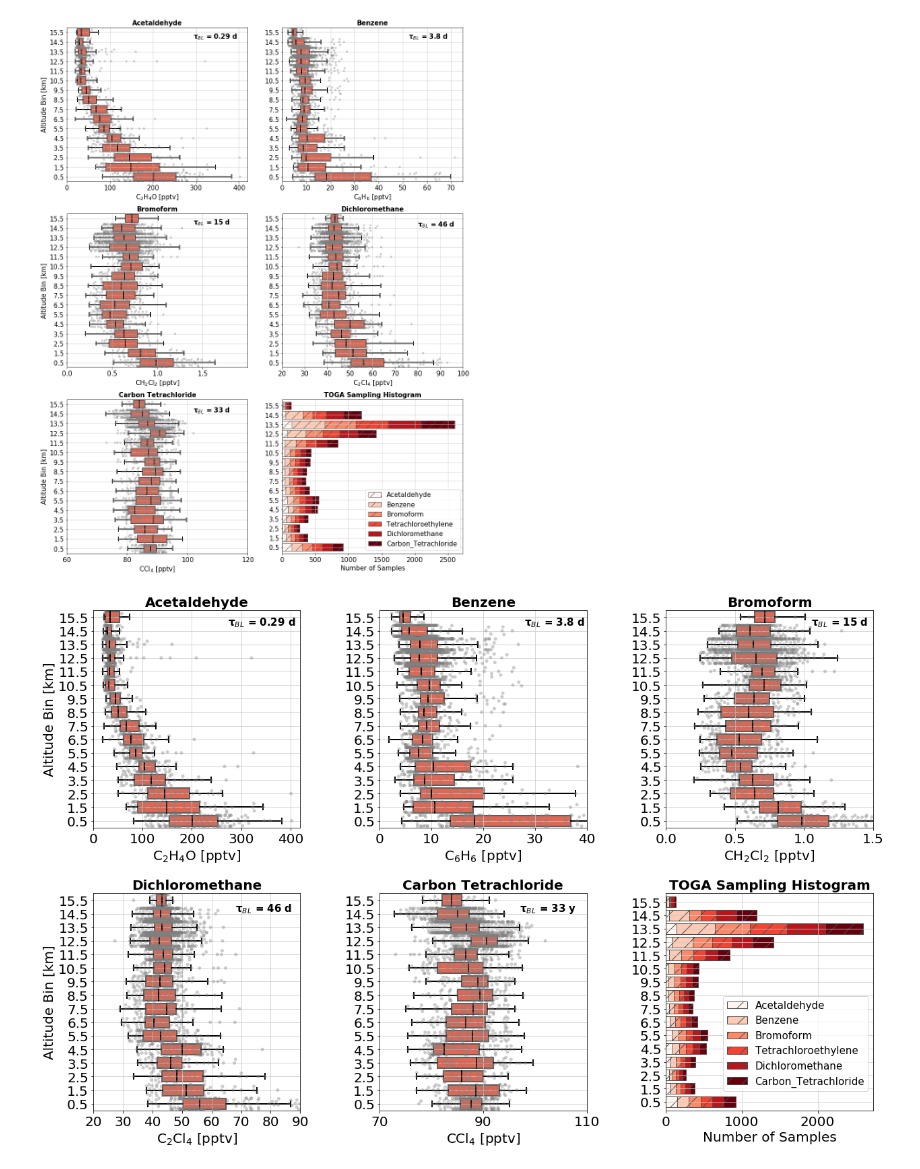
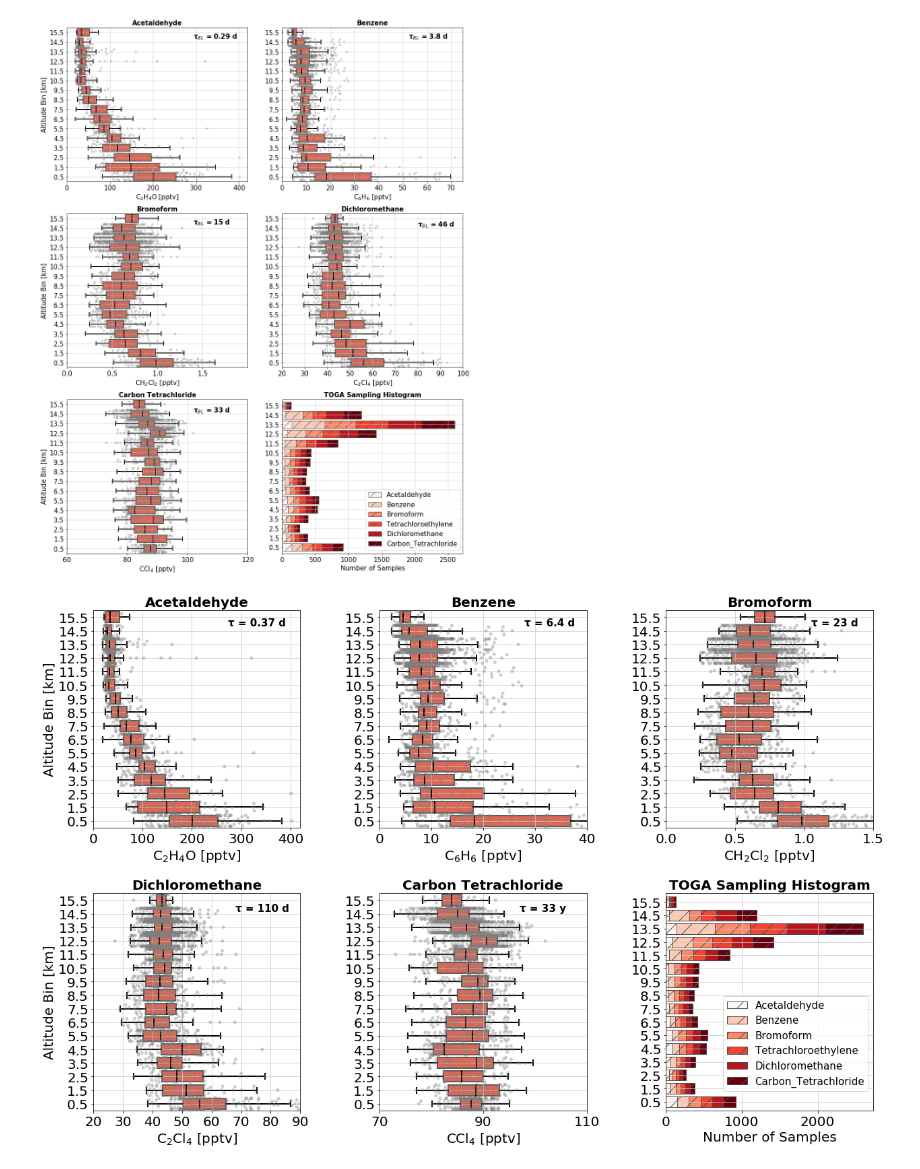
Before and after one commit to schelpon/TTS_2020_HD, a Jupyter notebook: vertical_profiles/TOGA_vertical_profiles_v3.ipynb, the cells around one changed output. Drawn from its saved outputs; the diff is of its cells as text; code cells hidden in the pictures.

```diff
--- a/vertical_profiles/TOGA_vertical_profiles_v3.ipynb
+++ b/vertical_profiles/TOGA_vertical_profiles_v3.ipynb
@@ -295,9 +295,9 @@ axs[0, 0] = sns.swarmplot(x = 'Acetaldehyde', y = 'alt_bins', data = toga_df,
 plt.setp(axs[0, 0].lines, color = 'k')
 
 # lifetime
-tau = toga_trc.Acetaldehyde.BL_lifetime
+tau = toga_trc.Acetaldehyde.TROPO_lifetime
 tau2 = round(tau, 2)
-tau_str = '\N{GREEK SMALL LETTER TAU}'+ '$_B$$_L$' + ' = ' + str(tau2) + ' d'
+tau_str = '\N{GREEK SMALL LETTER TAU} = ' + str(tau2) + ' d'
 
 # axes, labels, ticks, ....
 axs[0, 0].set_title('Acetaldehyde', fontsize = ff, weight = 'bold')
@@ -322,9 +322,9 @@ axs[0, 1] = sns.swarmplot(x = 'Benzene', y = 'alt_bins', data = toga_df,
 plt.setp(axs[0, 1].lines, color = 'k')
 
 # lifetime
-tau = toga_trc.Benzene.BL_lifetime
+tau = toga_trc.Benzene.TROPO_lifetime
 tau2 = round(tau, 1)
-tau_str = '\N{GREEK SMALL LETTER TAU}'+ '$_B$$_L$' + ' = ' + str(tau2) + ' d'
+tau_str = '\N{GREEK SMALL LETTER TAU} = ' + str(tau2) + ' d'
 
 # axes, labels, ticks, ....
 axs[0, 1].set_title('Benzene', fontsize = ff, weight = 'bold')
@@ -350,9 +350,9 @@ axs[0, 2] = sns.swarmplot(x = 'Bromoform', y = 'alt_bins', data = toga_df,
 plt.setp(axs[0, 2].lines, color = 'k')
 
 # lifetime
-tau = toga_trc.Bromoform.BL_lifetime
+tau = toga_trc.Bromoform.TROPO_lifetime
 tau2 = int(round(tau))
-tau_str = '\N{GREEK SMALL LETTER TAU}'+ '$_B$$_L$' + ' = ' + str(tau2) + ' d'
+tau_str = '\N{GREEK SMALL LETTER TAU} = ' + str(tau2) + ' d'
 
 # axes, labels, ticks, ....
 axs[0, 2].set_title('Bromoform', fontsize = ff, weight = 'bold')
@@ -377,9 +377,9 @@ axs[1, 0] = sns.swarmplot(x = 'Dichloromethane', y = 'alt_bins', data = toga_df,
 plt.setp(axs[1, 0].lines, color = 'k')
 
 # lifetime
-tau = toga_trc.Dichloromethane.BL_lifetime
+tau = toga_trc.Dichloromethane.TROPO_lifetime
 tau2 = int(round(tau))
-tau_str = '\N{GREEK SMALL LETTER TAU}'+ '$_B$$_L$' + ' = ' + str(tau2) + ' d'
+tau_str = '\N{GREEK SMALL LETTER TAU} = ' + str(tau2) + ' d'
 
 # axes, labels, ticks, ....
 axs[1, 0].set_title('Dichloromethane', fontsize = ff, weight = 'bold')
@@ -406,42 +406,42 @@ axs[1, 1] = sns.swarmplot(x = 'Carbon_Tetrachloride', y = 'alt_bins', data = tog
 plt.setp(axs[1, 1].lines, color = 'k')
 
 # lifetime
-tau = (toga_trc.Carbon_Tetrachloride.BL_lifetime)/365
+tau = (toga_trc.Carbon_Tetrachloride.TROPO_lifetime)/365
 tau2 = int(round(tau))
-tau_str = '\N{GREEK SMALL LETTER TAU}'+ '$_B$$_L$' + ' = ' + str(tau2) + ' y'
+tau_str = '\N{GREEK SMALL LETTER TAU} = ' + str(tau2) + ' y'
 
 # axes, labels, ticks, ....
 axs[1, 1].set_title('Carbon Tetrachloride', fontsize = ff, weight = 'bold')
 axs[1, 1].set_ylabel(' ', fontsize = 15)
 
 axs[1, 1].set_xlim([70, 110])
 axs[1, 1].set_xticks(np.arange(70, 130, step = 20))
 axs[1, 1].set_xlabel(r'CCl$_4$ [pptv]', fontsize = ff)
 
 axs[1, 1].tick_params(axis='both', which='major', labelsize = ff)
 axs[1, 1].grid(which='major', linestyle='-', color = '0.8')
 
 axs[1, 1].annotate(tau_str, (97, 14.5), xytext=(97, 0.83), fontsize = 15, weight='bold')
 #axs[2, 0].annotate(tau_str, (0, 0), xytext=(0.7, 0.93),
 #                   textcoords='axes fraction', fontsize = 15, weight='bold')
 
 
 #### carbon tetrachloride ------------------------------------------------------------------
 # target axis
 axs[1, 2].set_title('TOGA Sampling Histogram', fontsize = ff, weight = 'bold')
 toga_df_count_forplot.plot(kind='barh', stacked=True, colormap='Reds',
                            hatch='/', width = 0.8, ax = axs[1, 2], fontsize = ff, edgecolor='0.3')
 axs[1, 2].set_ylabel(' ', fontsize = ff)
 axs[1, 2].set_xlabel('Number of Samples', fontsize = ff)
 axs[1, 2].grid(which = 'major', linestyle = '-', color = '0.8')
 axs[1, 2].legend(fontsize = 15, bbox_to_anchor=(0.25,0.55))
 
 # squeeeeeeeze
 fig.tight_layout()
 
 ##### ----------------------------- save
 #fig.savefig('toga_vertical_profiles.svg', format='svg', dpi=1200)
-fig.savefig('toga_vertical_profiles_v3b.pdf')
-fig.savefig('toga_vertical_profiles_v3b.png')
+fig.savefig('toga_vertical_profiles_v3b_tropotau.pdf')
+fig.savefig('toga_vertical_profiles_v3b_tropotau.png')
 # %% [output]
-[figure, old version]
+[figure, new version]
```
Also changed, not shown: parts of 1 cell of this notebook, 2 other files.
